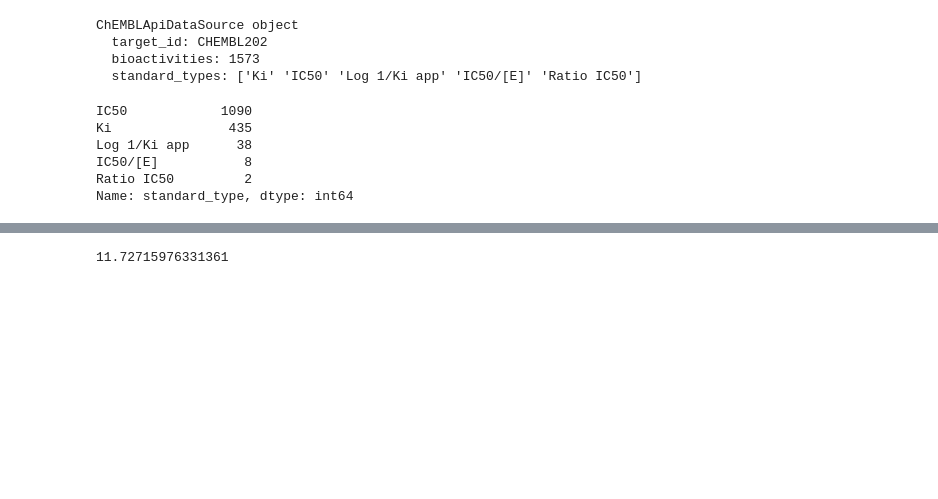
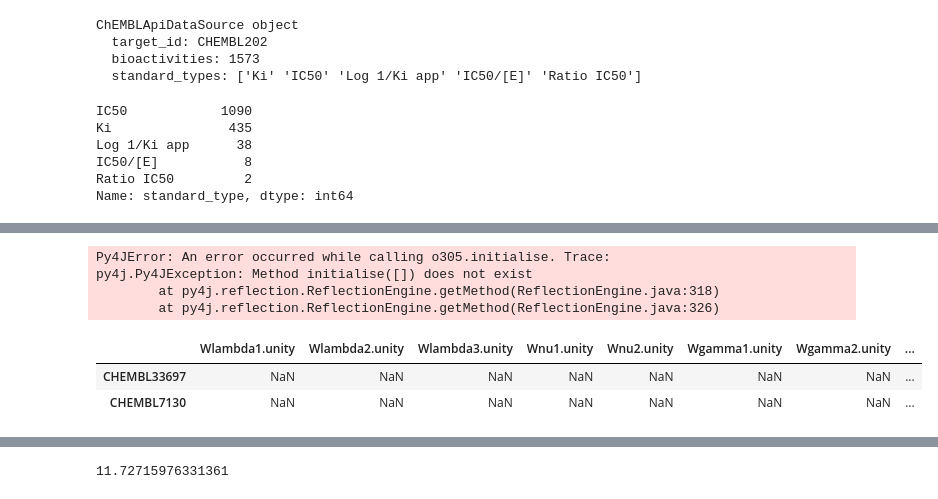
Before and after one commit to KISysBio/modSAR, a Jupyter notebook: processing/notebooks/2018-09-17-explore-chembl-api.ipynb, the cells around one changed output, grey strips where cells are left out. Cells and saved outputs as stored; diff of their text form; code cells hidden in the pictures; blank space fills up the shorter version.

```diff
--- a/processing/notebooks/2018-09-17-explore-chembl-api.ipynb
+++ b/processing/notebooks/2018-09-17-explore-chembl-api.ipynb
@@ -66,0 +98,6 @@ result_df = result_df[~result_df['pchembl_value'].isnull()]
+# %%
+gateway = JavaGateway(gateway_parameters=GatewayParameters(auto_convert=True))
+cdk = gateway.jvm.org.openscience.cdk
+
+builder = cdk.DefaultChemObjectBuilder.getInstance()
+smiles_parser = cdk.smiles.SmilesParser(builder)
@@ -66,0 +106,8 @@ result_df = result_df[~result_df['pchembl_value'].isnull()]
+# %%
+descriptors_list = pd.read_csv('/mnt/data/descriptors_list.csv')
+
+def remove_prefix(java_class_name):
+    return java_class_name.replace('org.openscience.', '') + '()'
+
+descriptors_list['object_invocation'] = descriptors_list['descriptorClass'].apply(remove_prefix)
+descriptors_list.head()
@@ -66,0 +121,34 @@ result_df = result_df[~result_df['pchembl_value'].isnull()]
+# %%
+descriptor = cdk.qsar.descriptors.molecular.BasicGroupCountDescriptor()
+descriptor.initialise()
+# %% [output]
+Py4JError: An error occurred while calling o305.initialise. Trace:
+py4j.Py4JException: Method initialise([]) does not exist
+        at py4j.reflection.ReflectionEngine.getMethod(ReflectionEngine.java:318)
+        at py4j.reflection.ReflectionEngine.getMethod(ReflectionEngine.java:326)
+# %%
+
+
+
+def calculate_all_descriptors(data, descriptors_df):
+    mol_container = smiles_parser.parseSmiles(data['canonical_smiles'])
+    dict_descriptors = {}
+    for i in range(descriptors_df.shape[0]):
+        descriptor = eval(descriptors_df.iloc[i]['object_invocation'])
+        descriptor.initialise(builder)
+        descriptor_names = [desc_name for desc_name in descriptor.getDescriptorNames()]
+        descriptor_values = descriptor.calculate(mol_container).getValue().toString().split(',')
+
+        dict_descriptors.update({descriptor_names[j]: descriptor_values[j]
+                                 for j in range(len(descriptor_names))})
+
+    result_df = pd.DataFrame(dict_descriptors, index=[data['parent_molecule_chembl_id']])
+    return result_df
+
+pd.concat([
+    calculate_all_descriptors(preprocessed_df.iloc[1], descriptors_list),
+    calculate_all_descriptors(preprocessed_df.iloc[0], descriptors_list)], axis=0)
+# %% [output]
+|  | Wlambda1.unity | Wlambda2.unity | Wlambda3.unity | Wnu1.unity | Wnu2.unity | Wgamma1.unity | Wgamma2.unity | ... |
+| CHEMBL33697 | NaN | NaN | NaN | NaN | NaN | NaN | NaN | ... |
+| CHEMBL7130 | NaN | NaN | NaN | NaN | NaN | NaN | NaN | ... |
```
Also changed, not shown: parts of 31 cells of this notebook, 5 other files.
